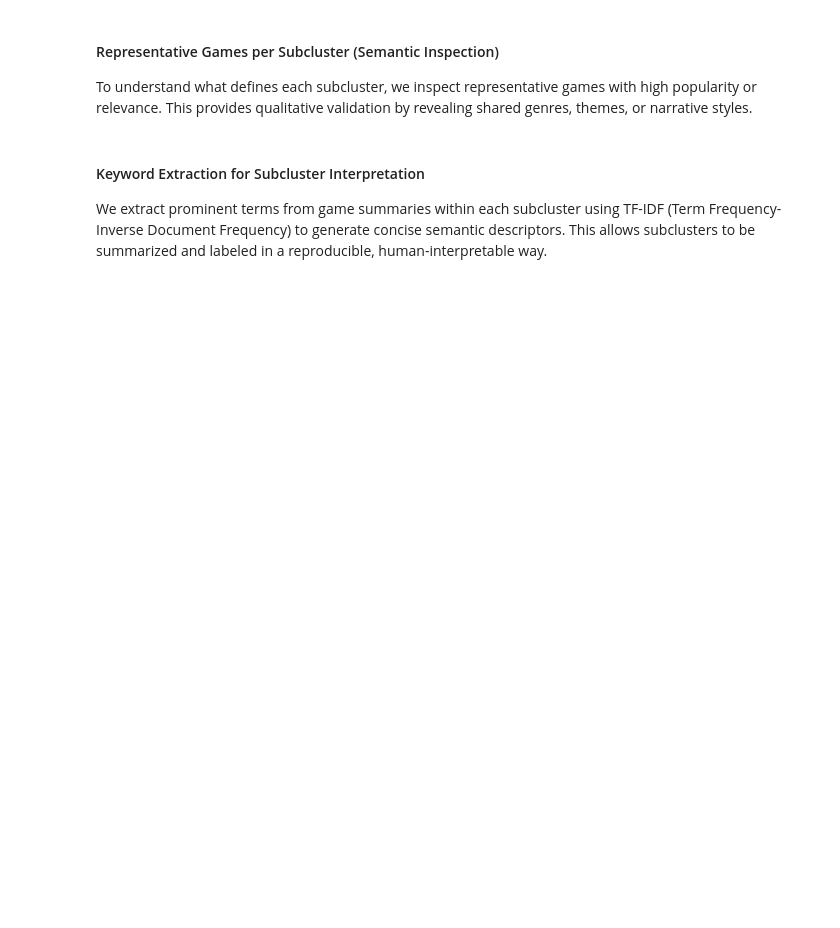
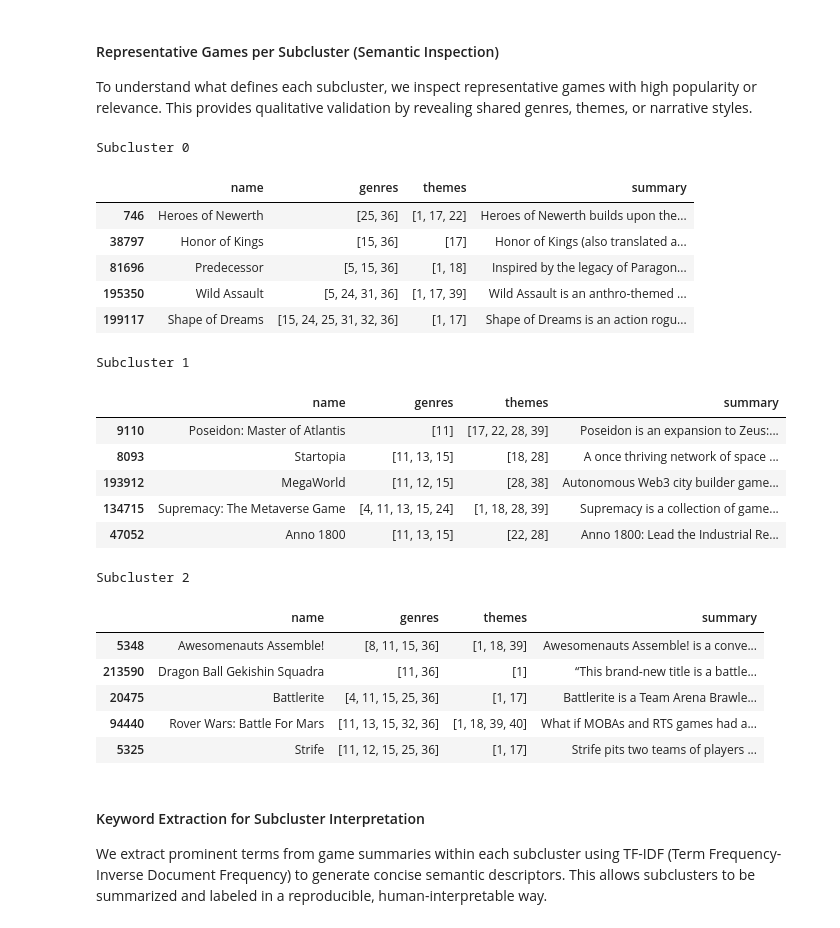
Before and after one commit to joku8/GameScope_api, a Jupyter notebook: data_visualization/igdb_exploration.ipynb, the cells around one changed output. Saved outputs shown, nothing was run; the diff lists cells and outputs as text; code cells hidden in the pictures; blank space fills up the shorter version.

```diff
--- a/data_visualization/igdb_exploration.ipynb
+++ b/data_visualization/igdb_exploration.ipynb
@@ -886,19 +931,45 @@ plt.show()
 To understand what defines each subcluster, we inspect representative games with high popularity or relevance. This provides qualitative validation by revealing shared genres, themes, or narrative styles.
 # %%
 def show_examples(subcluster_id, n=5):
-    display(
-        df[df.subcluster == subcluster_id]
-        .sort_values("popularity", ascending=False)
-        [["name", "genres", "themes", "summary"]]
-        .head(n)
+    subset = df[df.subcluster == subcluster_id].sort_values(
+        "rating", ascending=False
     )
+    display(subset[["name", "genres", "themes", "summary"]].head(n))
 
-# Example: inspect first few clusters
+# Output example for a few subclusters
+OUTPUT_SUBCLUSTERS = 3
+count = 0
+
 for sc in sorted(df["subcluster"].unique()):
+    if count >= OUTPUT_SUBCLUSTERS:
+        break
     if sc == -1:
         continue
     print(f"\nSubcluster {sc}")
     show_examples(sc)
+    count += 1
+# %% [output]
+Subcluster 0
+|  | name | genres | themes | summary |
+| 746 | Heroes of Newerth | [25, 36] | [1, 17, 22] | Heroes of Newerth builds upon the... |
+| 38797 | Honor of Kings | [15, 36] | [17] | Honor of Kings (also translated a... |
+| 81696 | Predecessor | [5, 15, 36] | [1, 18] | Inspired by the legacy of Paragon... |
+| 195350 | Wild Assault | [5, 24, 31, 36] | [1, 17, 39] | Wild Assault is an anthro-themed ... |
+| 199117 | Shape of Dreams | [15, 24, 25, 31, 32, 36] | [1, 17] | Shape of Dreams is an action rogu... |
+Subcluster 1
+|  | name | genres | themes | summary |
+| 9110 | Poseidon: Master of Atlantis | [11] | [17, 22, 28, 39] | Poseidon is an expansion to Zeus:... |
+| 8093 | Startopia | [11, 13, 15] | [18, 28] | A once thriving network of space ... |
+| 193912 | MegaWorld | [11, 12, 15] | [28, 38] | Autonomous Web3 city builder game... |
+| 134715 | Supremacy: The Metaverse Game | [4, 11, 13, 15, 24] | [1, 18, 28, 39] | Supremacy is a collection of game... |
+| 47052 | Anno 1800 | [11, 13, 15] | [22, 28] | Anno 1800: Lead the Industrial Re... |
+Subcluster 2
+|  | name | genres | themes | summary |
+| 5348 | Awesomenauts Assemble! | [8, 11, 15, 36] | [1, 18, 39] | Awesomenauts Assemble! is a conve... |
+| 213590 | Dragon Ball Gekishin Squadra | [11, 36] | [1] | “This brand‑new title is a battle... |
+| 20475 | Battlerite | [4, 11, 15, 25, 36] | [1, 17] | Battlerite is a Team Arena Brawle... |
+| 94440 | Rover Wars: Battle For Mars | [11, 13, 15, 32, 36] | [1, 18, 39, 40] | What if MOBAs and RTS games had a... |
+| 5325 | Strife | [11, 12, 15, 25, 36] | [1, 17] | Strife pits two teams of players ... |
 # %% [markdown]
 #### Keyword Extraction for Subcluster Interpretation
 We extract prominent terms from game summaries within each subcluster using TF-IDF (Term Frequency-Inverse Document Frequency) to generate concise semantic descriptors. This allows subclusters to be summarized and labeled in a reproducible, human-interpretable way.
```
Also changed, not shown: parts of 23 cells of this notebook, 3 other files.
